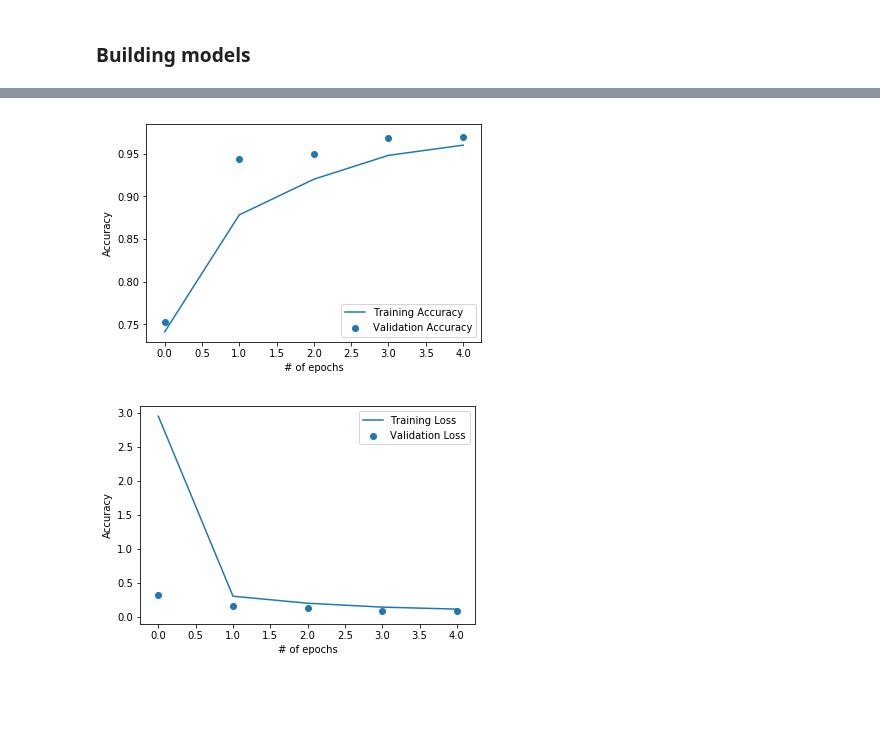
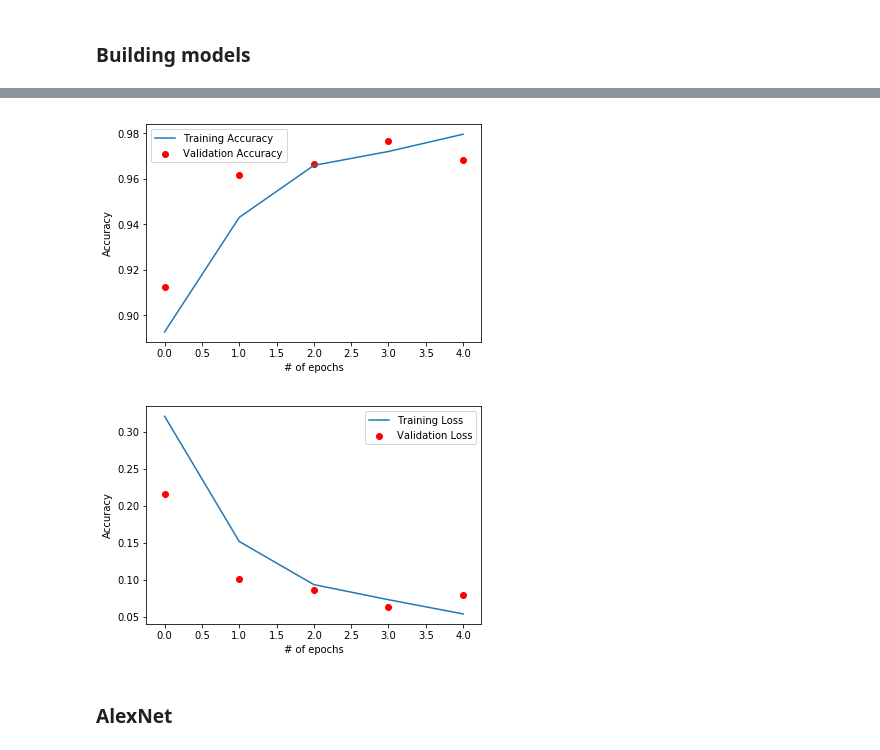
Before and after one commit to kaitensushitogo/Aerial-Cactus-Detection-Kaggle, a Jupyter notebook: Aerial Cactus Detection_Kaggle.ipynb, the cells around one changed output, grey strips where cells are left out. Saved outputs shown, nothing was run; the diff lists cells and outputs as text; code cells hidden in the pictures; blank space fills up the shorter version.

```diff
--- a/Aerial Cactus Detection_Kaggle.ipynb
+++ b/Aerial Cactus Detection_Kaggle.ipynb
@@ -123,14 +128,14 @@ Found 2500 validated image filenames belonging to 2 classes.
 ### Building models
 # %%
 # build a model
-model = models.Sequential()
+model = Sequential()
 
-model.add(layers.Conv2D(32, (3,3), activation='relu', input_shape=(150,150,3)))
-model.add(layers.MaxPool2D(2,2))
-model.add(layers.Conv2D(64, (3,3), activation='relu', input_shape=(150,150,3)))
-model.add(layers.MaxPool2D(2,2))
-model.add(layers.Conv2D(128, (3,3), activation='relu', input_shape=(150,150,3)))
-model.add(layers.MaxPool2D(2,2))
-model.add(layers.Flatten())
-model.add(layers.Dense(512, activation='relu'))
-model.add(layers.Dense(1, activation='sigmoid'))
+model.add(Conv2D(32, (3,3), activation='relu', input_shape=(150,150,3)))
+model.add(MaxPool2D(2,2))
+model.add(Conv2D(64, (3,3), activation='relu', input_shape=(150,150,3)))
+model.add(MaxPool2D(2,2))
+model.add(Conv2D(128, (3,3), activation='relu', input_shape=(150,150,3)))
+model.add(MaxPool2D(2,2))
+model.add(Flatten())
+model.add(Dense(512, activation='relu'))
+model.add(Dense(1, activation='sigmoid'))
@@ -156,5 +165,5 @@ Non-trainable params: 0
 _________________________________________________________________
 # %%
 # compile the model
-model.compile(loss='binary_crossentropy', optimizer=optimizers.rmsprop(), metrics=['acc'])
+model.compile(loss='binary_crossentropy', optimizer=optimizers.adam(), metrics=['acc'])
 # %%
@@ -179,20 +187,22 @@ Epoch 5/5
 # %%
 # Evaluate the model
-def plot_metric(df, col, val_col, epochs, label, val_label):
+def plot_metric(df, col, val_col, label, val_label):
     acc = df.history[col]
-    epo = range(0, epochs)
+    epo = range(0, 5)
     plt.plot(epo, acc, label=label)
 
     val_col=df.history[val_col]
-    plt.scatter(epo, val_col, label=val_label)
+    plt.scatter(epo, val_col, label=val_label, c='red')
     plt.xlabel('# of epochs')
     plt.ylabel('Accuracy')
     plt.legend()
 # %%
-plot_metric(model_fit,'acc', 'val_acc', epochs,'Training Accuracy', 'Validation Accuracy')
+plot_metric(model_fit,'acc', 'val_acc','Training Accuracy', 'Validation Accuracy')
 # %% [output]
-[figure, old version]
+[figure, new version]
 # %%
-plot_metric(model_fit,'loss', 'val_loss', epochs,'Training Loss', 'Validation Loss')
+plot_metric(model_fit,'loss', 'val_loss','Training Loss', 'Validation Loss')
 # %% [output]
-[figure, old version]
+[figure, new version]
+# %% [markdown]
+### AlexNet
```
Also changed, not shown: parts of 29 cells of this notebook.
